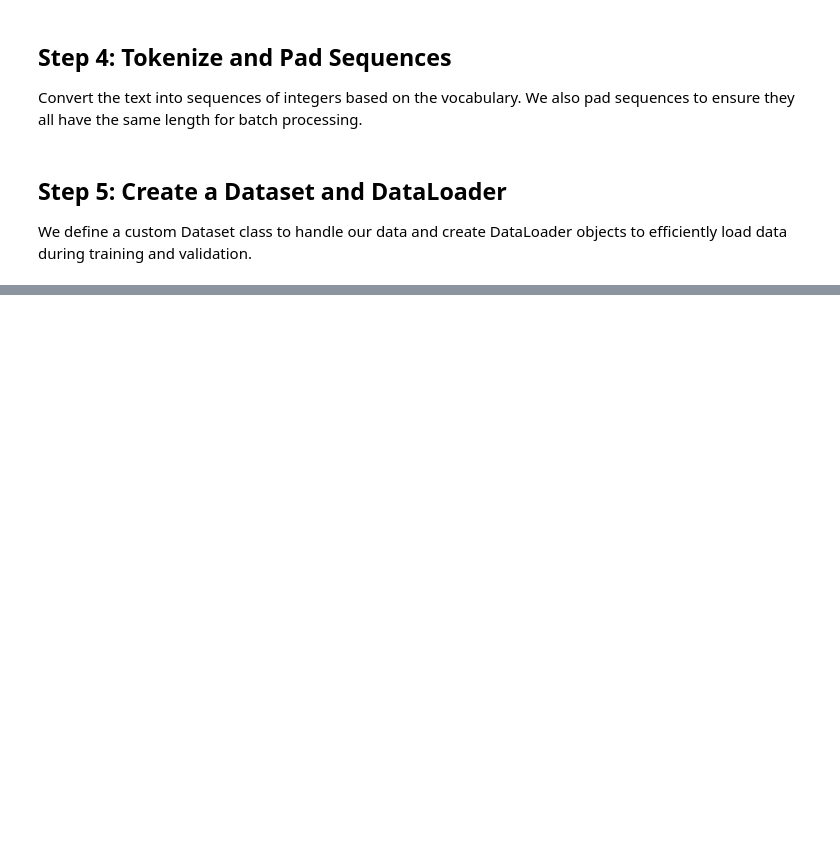
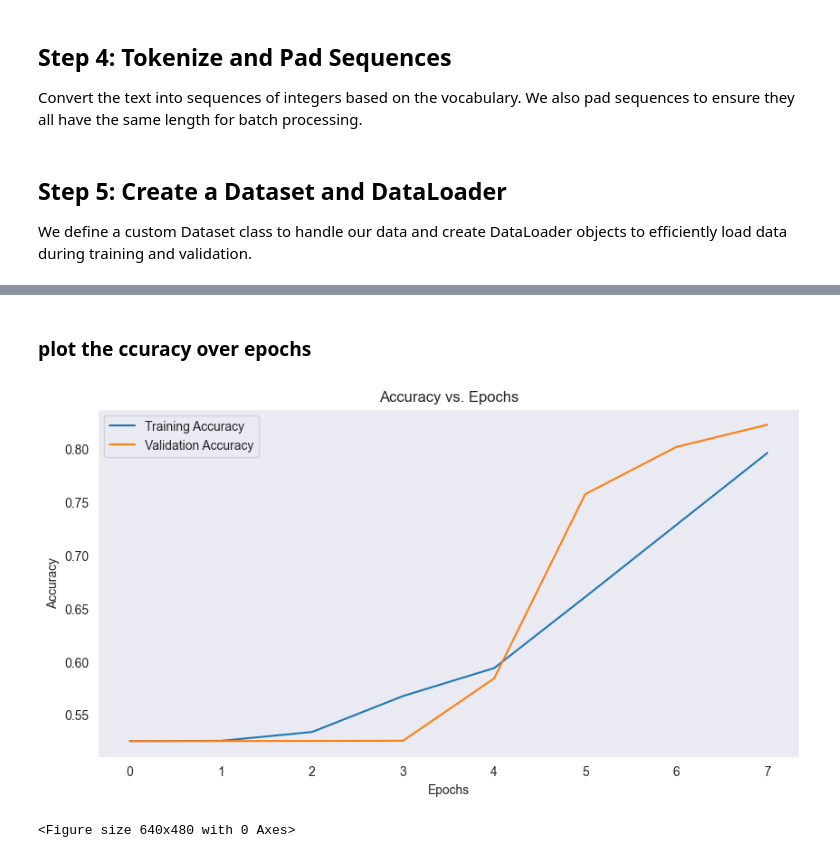
Before and after one commit to ShalomOfstein/Fake-News-Classifier, a Jupyter notebook: section5 - advanced model.ipynb, the cells around one changed output, grey strips where cells are left out. Cells and saved outputs as stored; diff of their text form; code cells hidden in the pictures; blank space fills up the shorter version.

```diff
--- a/section5 - advanced model.ipynb
+++ b/section5 - advanced model.ipynb
@@ -218,0 +481,16 @@ Validation Accuracy: 0.9843
+# %% [markdown]
+### plot the ccuracy over epochs
+# %%
+plt.figure(figsize=(10, 5))
+plt.plot(metrics_history['train_acc'], label='Training Accuracy')
+plt.plot(metrics_history['val_acc'], label='Validation Accuracy')
+plt.xlabel('Epochs')
+plt.ylabel('Accuracy')
+plt.title('Accuracy vs. Epochs')
+plt.legend()
+plt.grid()
+plt.show()
+plt.savefig("accuracy_vs_epochs_first_try.png")  # Save the current plot
+# %% [output]
+[figure, added]
+<Figure size 640x480 with 0 Axes>
```
Also changed, not shown: parts of 35 cells of this notebook, 1 other file.
